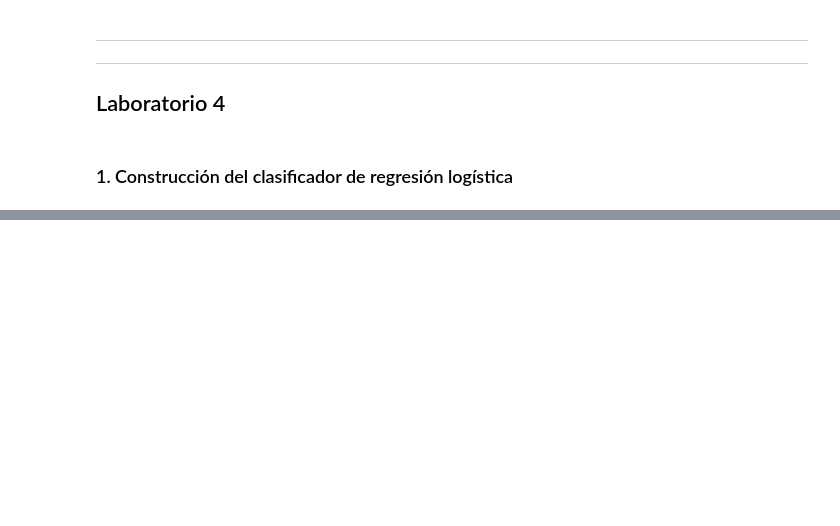
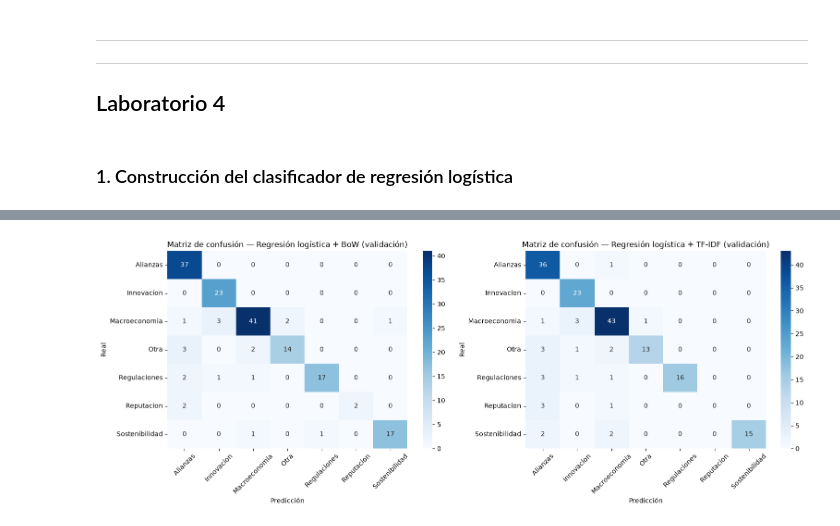
Before and after one commit to Antonio-3108/Natural-Language-Processing, a Jupyter notebook: Laboratorio 4/lab4.ipynb, the cells around one changed output, grey strips where cells are left out. Cells and saved outputs as stored; diff of their text form; code cells hidden in the pictures; blank space fills up the shorter version.

```diff
--- a/Laboratorio 4/lab4.ipynb
+++ b/Laboratorio 4/lab4.ipynb
@@ -1547,0 +1023,55 @@ cm_test_bow, cm_test_tfidf = graficar_matrices_confusion(
+# %%
+categorias_orden_lr = list(lr_bow.classes_)
+
+cm_lr_bow_val = confusion_matrix(
+    y_val,
+    y_val_pred_lr_bow,
+    labels=categorias_orden_lr
+)
+
+cm_lr_tfidf_val = confusion_matrix(
+    y_val,
+    y_val_pred_lr_tfidf,
+    labels=categorias_orden_lr
+)
+
+
+fig, axes = plt.subplots(1, 2, figsize=(16, 6))
+
+sns.heatmap(
+    cm_lr_bow_val,
+    annot=True,
+    fmt='d',
+    cmap='Blues',
+    xticklabels=categorias_orden_lr,
+    yticklabels=categorias_orden_lr,
+    ax=axes[0]
+)
+
+axes[0].set_title('Matriz de confusión — Regresión logística + BoW (validación)')
+axes[0].set_xlabel('Predicción')
+axes[0].set_ylabel('Real')
+axes[0].tick_params(axis='x', rotation=45)
+axes[0].tick_params(axis='y', rotation=0)
+
+
+sns.heatmap(
+    cm_lr_tfidf_val,
+    annot=True,
+    fmt='d',
+    cmap='Blues',
+    xticklabels=categorias_orden_lr,
+    yticklabels=categorias_orden_lr,
+    ax=axes[1]
+)
+
+axes[1].set_title('Matriz de confusión — Regresión logística + TF-IDF (validación)')
+axes[1].set_xlabel('Predicción')
+axes[1].set_ylabel('Real')
+axes[1].tick_params(axis='x', rotation=45)
+axes[1].tick_params(axis='y', rotation=0)
+
+plt.tight_layout()
+plt.show()
+# %% [output]
+[figure, added]
```
Also changed, not shown: parts of 76 cells of this notebook.
